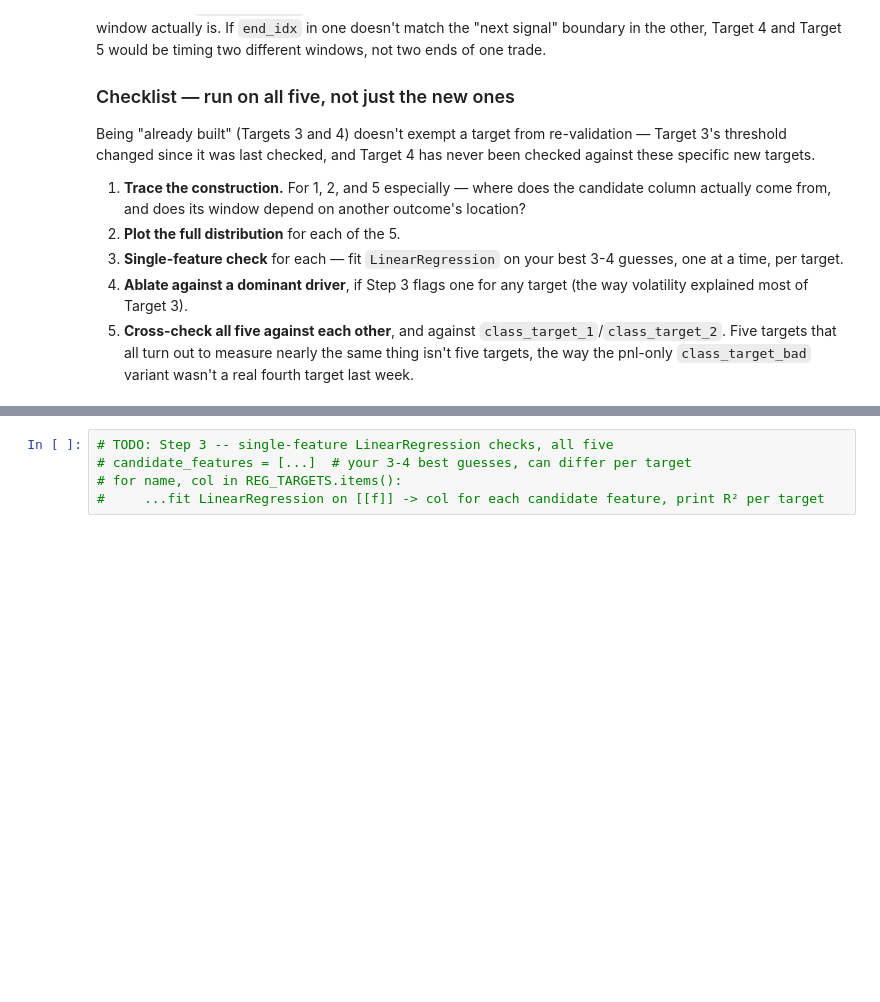
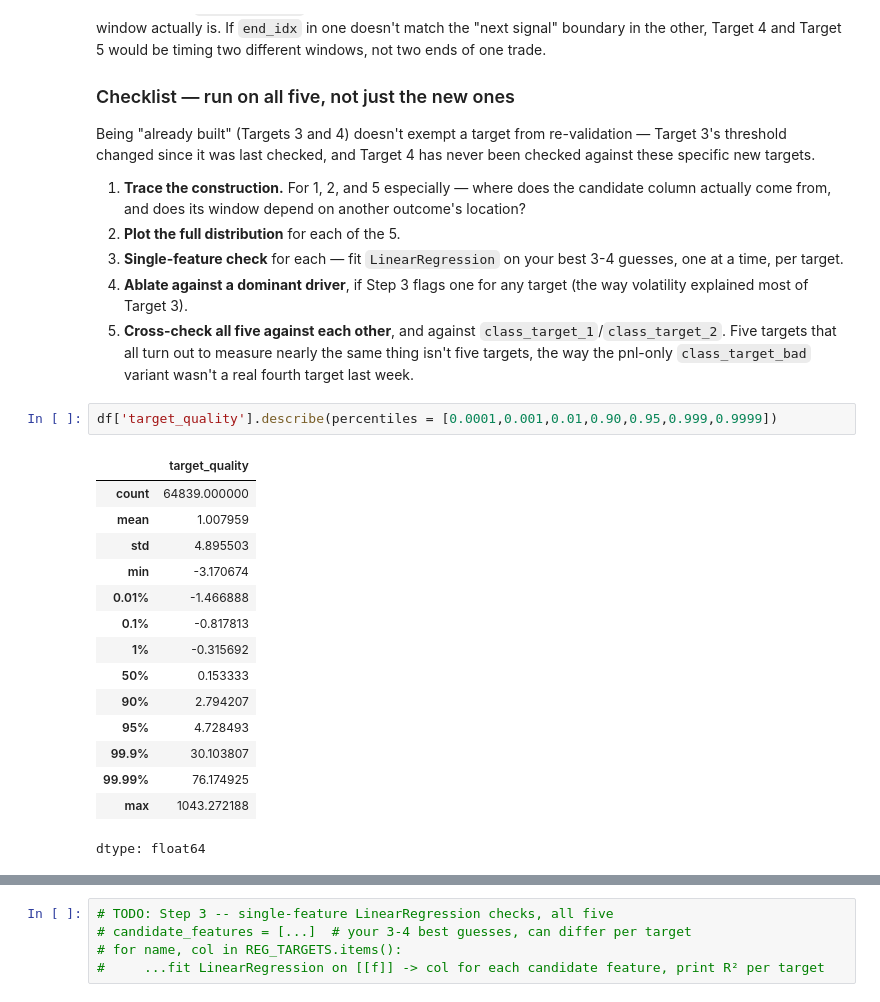
Before and after one commit to Jeshurun-B/EMA-optimizer-pipeline-v2, a Jupyter notebook: coolab_notebooks/week5_regression_trees.ipynb, the cells around one changed output, grey strips where cells are left out. Saved outputs shown, nothing was run; the diff lists cells and outputs as text; blank space fills up the shorter version.

```diff
--- a/coolab_notebooks/week5_regression_trees.ipynb
+++ b/coolab_notebooks/week5_regression_trees.ipynb
@@ -314,3 +343,21 @@ Being "already built" (Targets 3 and 4) doesn't exempt a target from re-validati
 3. **Single-feature check** for each — fit `LinearRegression` on your best 3-4 guesses, one at a time, per target.
 4. **Ablate against a dominant driver**, if Step 3 flags one for any target (the way volatility explained most of Target 3).
 5. **Cross-check all five against each other**, and against `class_target_1`/`class_target_2`. Five targets that all turn out to measure nearly the same thing isn't five targets, the way the pnl-only `class_target_bad` variant wasn't a real fourth target last week.
+# %%
+df['target_quality'].describe(percentiles = [0.0001,0.001,0.01,0.90,0.95,0.999,0.9999])
+# %% [output]
+|  | target_quality |
+| count | 64839.000000 |
+| mean | 1.007959 |
+| std | 4.895503 |
+| min | -3.170674 |
+| 0.01% | -1.466888 |
+| 0.1% | -0.817813 |
+| 1% | -0.315692 |
+| 50% | 0.153333 |
+| 90% | 2.794207 |
+| 95% | 4.728493 |
+| 99.9% | 30.103807 |
+| 99.99% | 76.174925 |
+| max | 1043.272188 |
+dtype: float64
```
Also changed, not shown: parts of 14 cells of this notebook.
